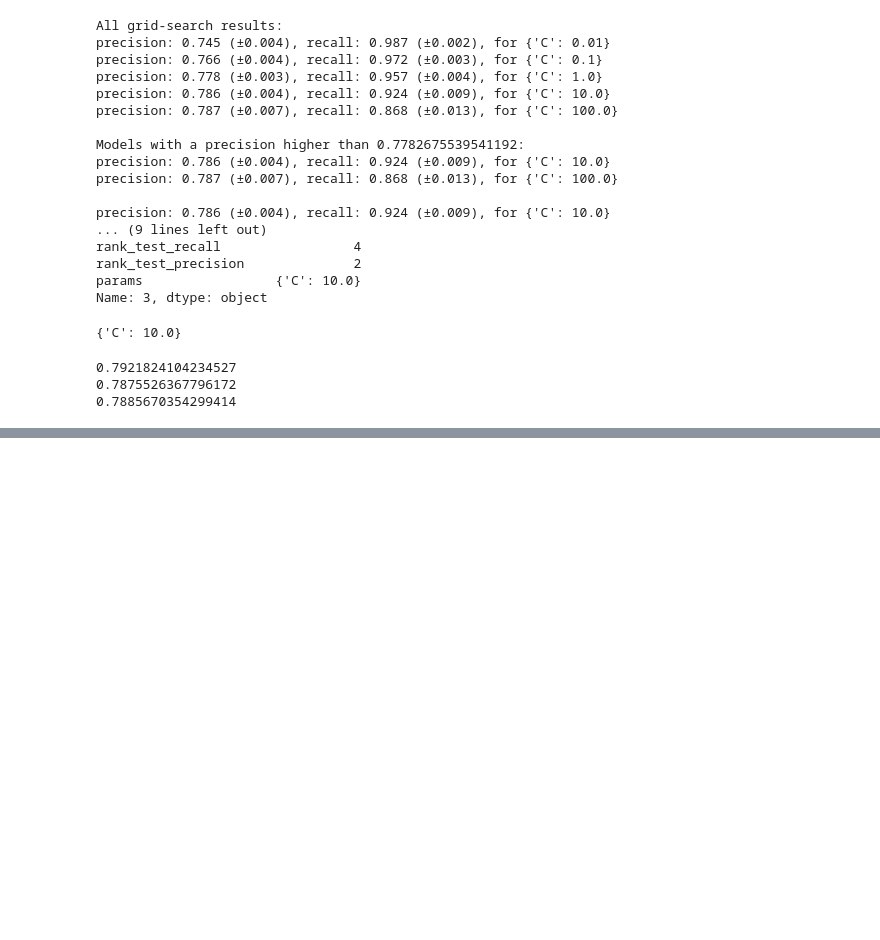
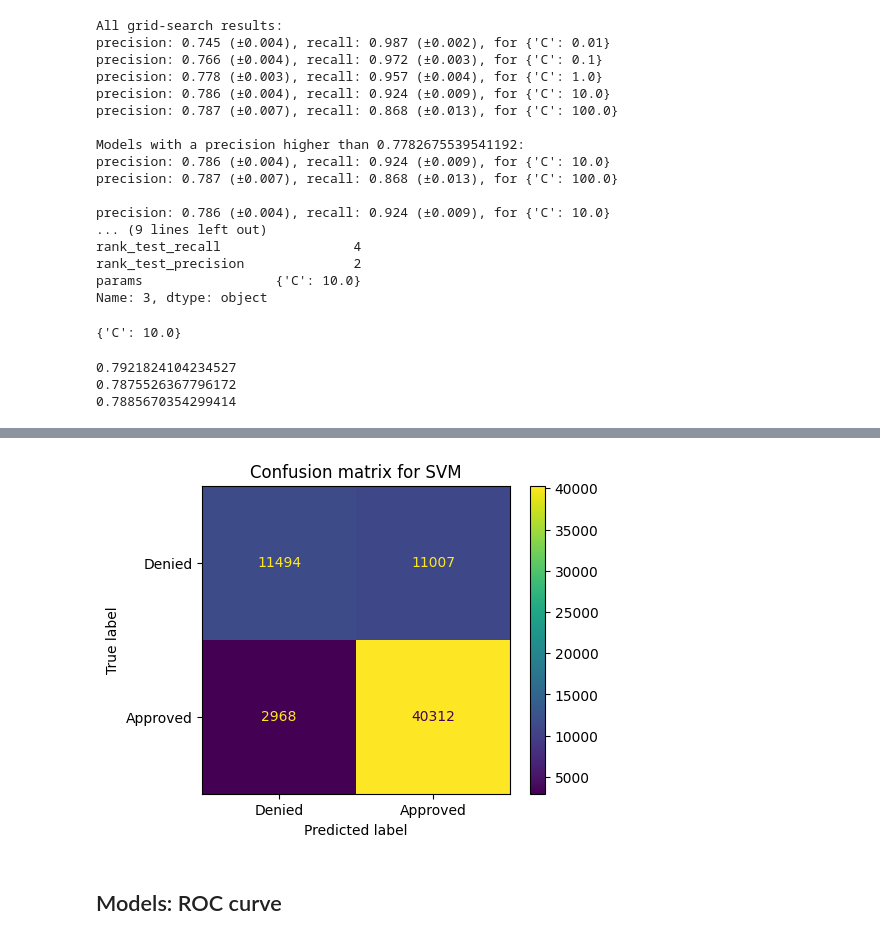
Before and after one commit to hpmartins/mlai-ucb-codes, a Jupyter notebook: capstone_project/file_3A_modeling-classifiers.ipynb, the cells around one changed output, grey strips where cells are left out. Cells and saved outputs as stored; diff of their text form; code cells hidden in the pictures; blank space fills up the shorter version.

```diff
--- a/capstone_project/file_3A_modeling-classifiers.ipynb
+++ b/capstone_project/file_3A_modeling-classifiers.ipynb
@@ -201,21 +230,26 @@ weighted avg       0.80      0.80      0.79     65781
 # %% [markdown]
 ### SVM
 # %%
-_, X_small, _, y_small = train_test_split(X_train, y_train, test_size=0.1, stratify=y_train, random_state=42)
+# Split train into smaller datasets for SVM
+_, X_small, _, y_small = train_test_split(
+    X_train, y_train, test_size=0.1, stratify=y_train, random_state=42
+)
 X_small = X_small.reset_index(drop=True)
 y_small = y_small.reset_index(drop=True)
-X_small_train, X_small_test, y_small_train, y_small_test = train_test_split(X_small, y_small, test_size=0.3, stratify=y_small, random_state=2)
+X_small_train, X_small_test, y_small_train, y_small_test = train_test_split(
+    X_small, y_small, test_size=0.3, stratify=y_small, random_state=2
+)
 # %%
 X_small.shape
 # %% [output]
 (15349, 31)
 # %%
 grid_svm = GridSearchCV(
-    estimator = SVC(),
+    estimator=SVC(probability=True),
     param_grid={
         "C": 10.0 ** np.array([-2, -1, 0, 1, 2]),
     },
-    scoring=['precision', 'recall'],
+    scoring=["precision", "recall"],
     refit=refit_strategy,
     # verbose=4,
     cv=4,
@@ -264,0 +288,3 @@ weighted avg       0.79      0.79      0.77     65781
+# %%
+grid_svm_preds = grid_svm.predict(X_test)
+print(classification_report(y_test, grid_svm_preds))
@@ -264,0 +300,15 @@ weighted avg       0.79      0.79      0.77     65781
+# %%
+f, ax = plt.subplots(figsize=(5, 4))
+ConfusionMatrixDisplay.from_predictions(
+    y_test,
+    grid_svm_preds,
+    values_format="d",
+    display_labels=["Denied", "Approved"],
+    ax=ax,
+)
+plt.title("Confusion matrix for SVM")
+plt.show()
+# %% [output]
+[figure, added]
+# %% [markdown]
+## Models: ROC curve
```
Also changed, not shown: parts of 14 cells of this notebook, 14 other files.
